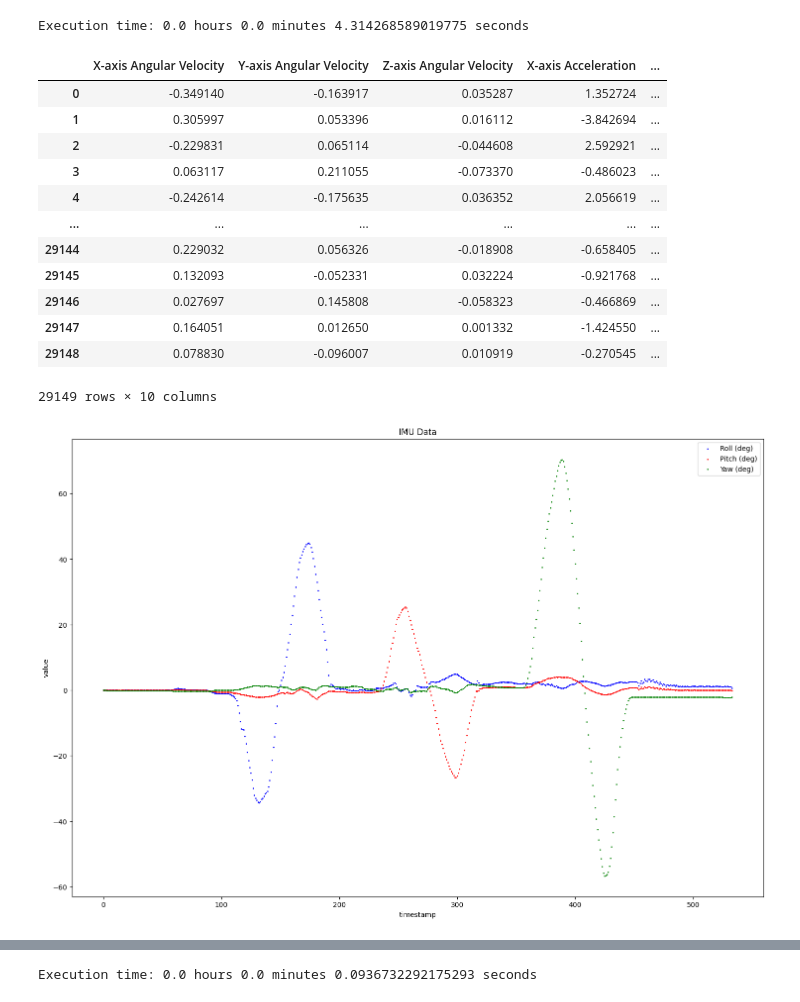
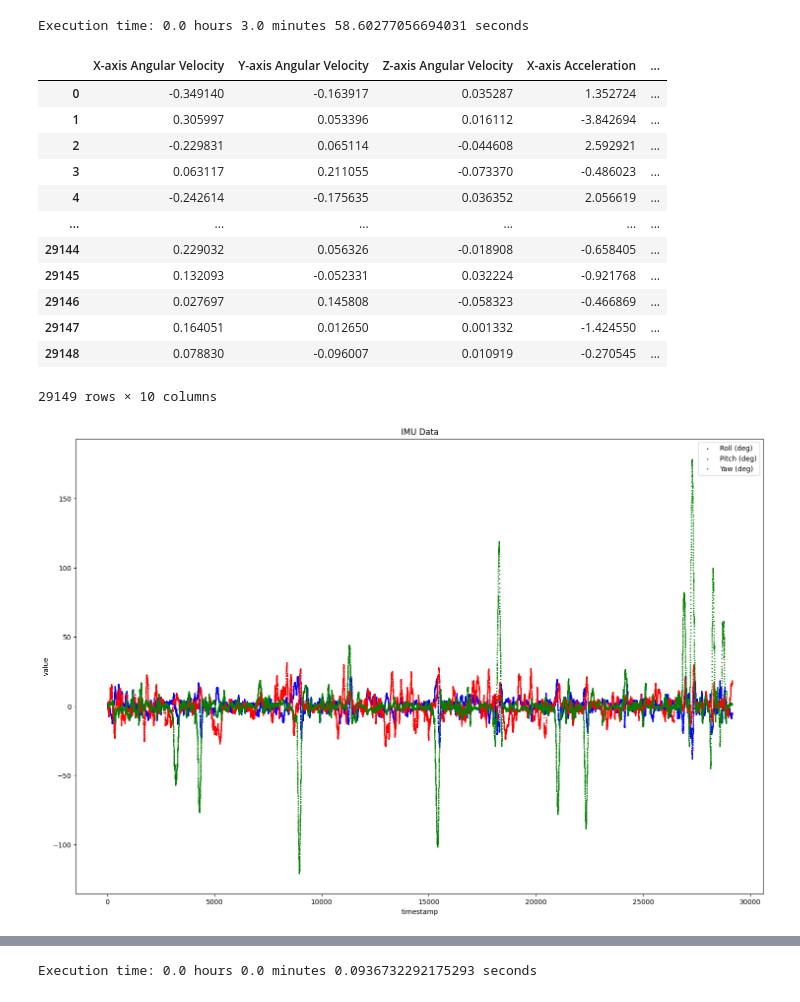
Before and after one commit to SROP6313/Motor_RideTrack, a Jupyter notebook: IMU_Analyze.ipynb, the cells around one changed output, grey strips where cells are left out. Cells and saved outputs as stored; diff of their text form; code cells hidden in the pictures.

```diff
--- a/IMU_Analyze.ipynb
+++ b/IMU_Analyze.ipynb
@@ -7,9 +7,9 @@ AutoTag = Ridetrack_Eric_v1.AutoTag()
 DrivePSTs = Ridetrack_Eric_v1.DrivePSTs()
 else_ = Ridetrack_Eric_v1.else_()
 # %%
-SensorFusion.Axis_Process('20240611_data/20240611_eric_2.xls', '20240611_data/20240611_eric_2.csv', app_time_error=4)
+SensorFusion.Axis_Process('20240611_data/20240611_eric_2.xls', '20240611_data/20240611_eric_2_sliding_window.csv', app_time_error=4, window_size_sec=4)
 # %% [output]
-Execution time: 0.0 hours 0.0 minutes 4.314268589019775 seconds
+Execution time: 0.0 hours 3.0 minutes 58.60277056694031 seconds
 |  | X-axis Angular Velocity | Y-axis Angular Velocity | Z-axis Angular Velocity | X-axis Acceleration | ... |
 | 0 | -0.349140 | -0.163917 | 0.035287 | 1.352724 | ... |
 | 1 | 0.305997 | 0.053396 | 0.016112 | -3.842694 | ... |
@@ -29,32 +29,32 @@ import matplotlib.pyplot as plt
 import pandas as pd
 
 # Load the provided CSV file
-file_path = './IMU_App_error_test/My Experiment 2024-06-12 15-01-07.csv'
+file_path = './20240611_data/20240611_eric_2_sliding_window.csv'
 data = pd.read_csv(file_path)
 # data = data[0:int(len(data)/1.8)]
 
 # 生成示例數據
 IMU_feature = ['X-axis Acceleration', 'Y-axis Acceleration', 'Z-axis Acceleration', 'Pitch (deg)', 'Roll (deg)', 'Yaw (deg)', 'X-axis Angular Velocity', 'Y-axis Angular Velocity', 'Z-axis Angular Velocity']
 X = range(len(data))
 Y1 = data[IMU_feature[3]]
 Y2 = data[IMU_feature[4]]
 Y3 = data[IMU_feature[5]]
 
 # 繪製點圖
 plt.figure(figsize=(18, 12))
 plt.scatter(X, Y1, color='blue', s=1, label='Roll (deg)')
 plt.scatter(X, Y2, color='red', s=1, label='Pitch (deg)')
 plt.scatter(X, Y3, color='green', s=1, label='Yaw (deg)')
 
 # 自定義圖表
 plt.title("IMU Data")
 plt.xlabel("timestamp")
 plt.ylabel("value")
 # plt.ylim(-15, 15)
 # plt.xlim(left=1300)
 plt.legend()
 
 # 顯示圖表
 plt.show()
 # %% [output]
-[figure, old version]
+[figure, new version]
```
Also changed, not shown: parts of 2 cells of this notebook.
